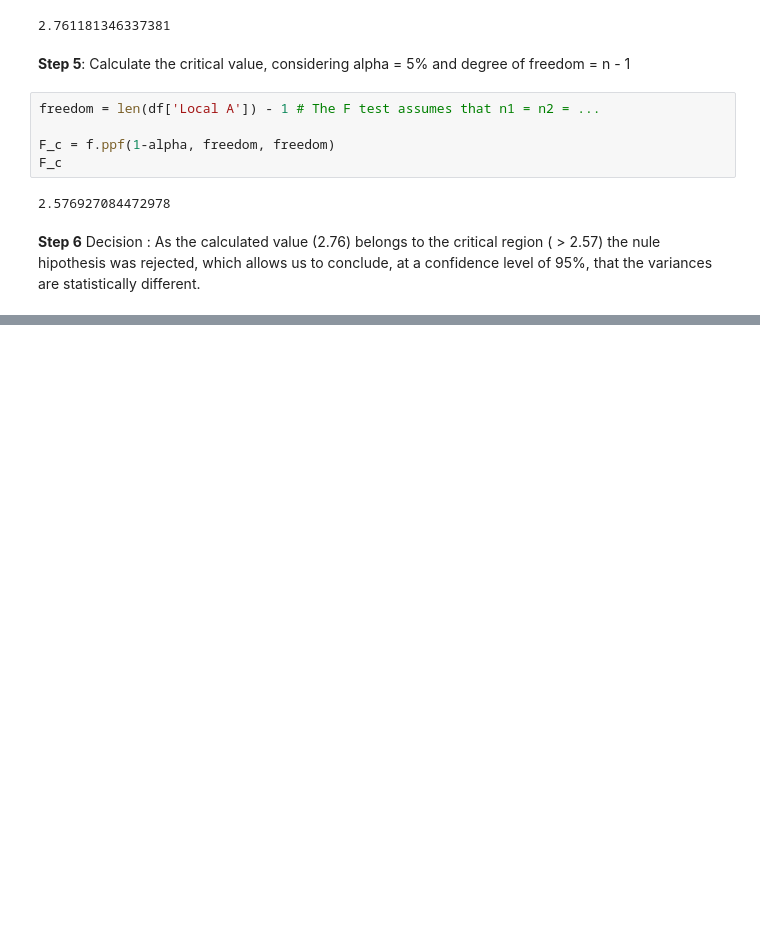
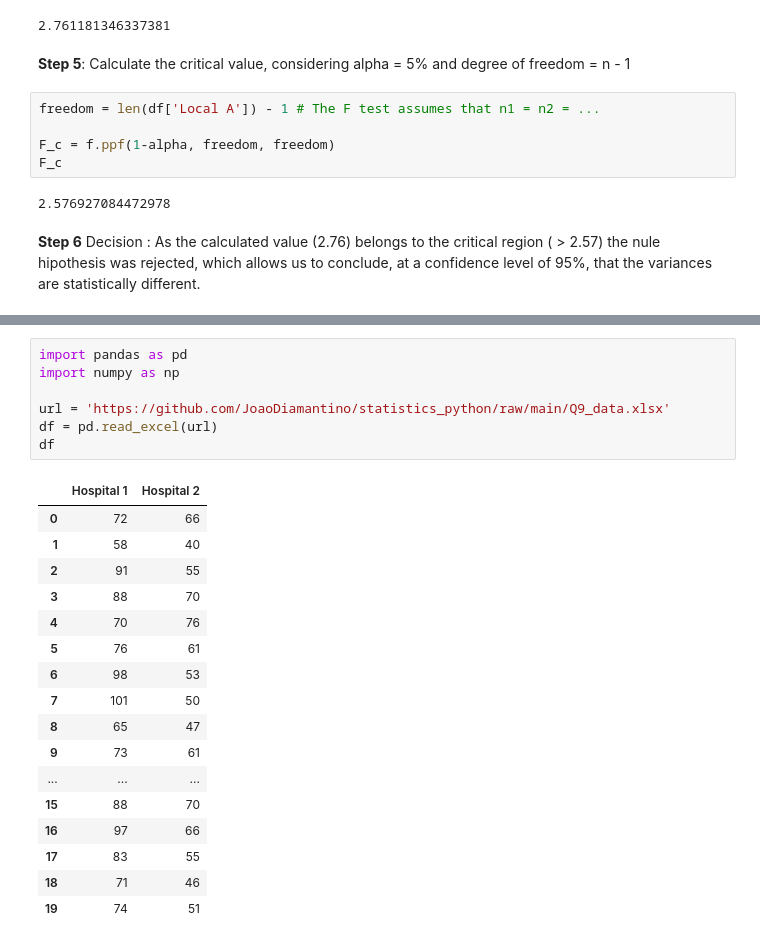
Before and after one commit to JoaoDiamantino/statistics_python, a Jupyter notebook: Statistics_I_USP.ipynb, the cells around one changed output, grey strips where cells are left out. Saved outputs shown, nothing was run; the diff lists cells and outputs as text; blank space fills up the shorter version.

```diff
--- a/Statistics_I_USP.ipynb
+++ b/Statistics_I_USP.ipynb
@@ -567,0 +578,25 @@ F_c
+# %%
+import pandas as pd
+import numpy as np
+
+url = 'https://github.com/JoaoDiamantino/statistics_python/raw/main/Q9_data.xlsx'
+df = pd.read_excel(url)
+df
+# %% [output]
+|  | Hospital 1 | Hospital 2 |
+| 0 | 72 | 66 |
+| 1 | 58 | 40 |
+| 2 | 91 | 55 |
+| 3 | 88 | 70 |
+| 4 | 70 | 76 |
+| 5 | 76 | 61 |
+| 6 | 98 | 53 |
+| 7 | 101 | 50 |
+| 8 | 65 | 47 |
+| 9 | 73 | 61 |
+| ... | ... | ... |
+| 15 | 88 | 70 |
+| 16 | 97 | 66 |
+| 17 | 83 | 55 |
+| 18 | 71 | 46 |
+| 19 | 74 | 51 |
```
Also changed, not shown: parts of 13 cells of this notebook.
